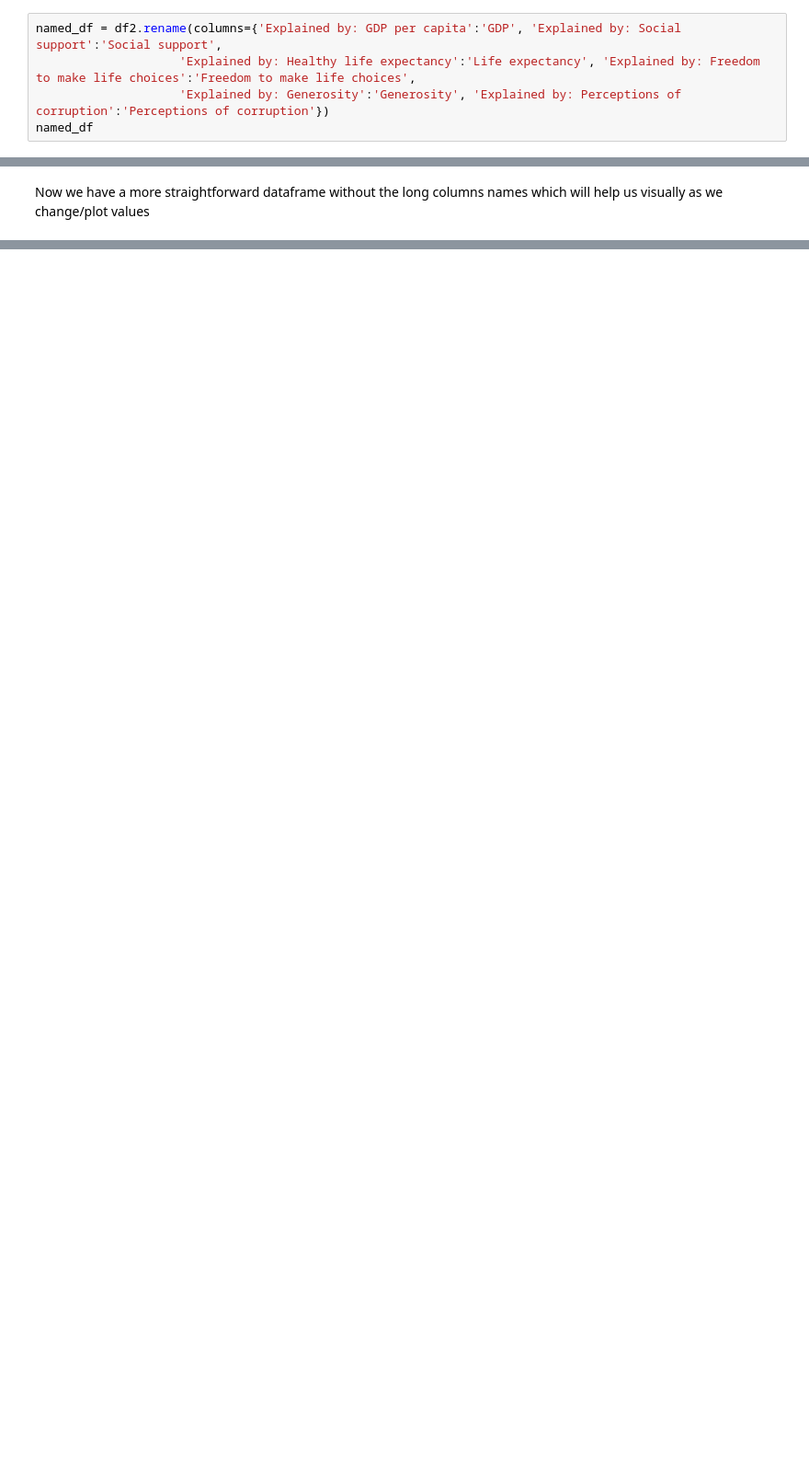
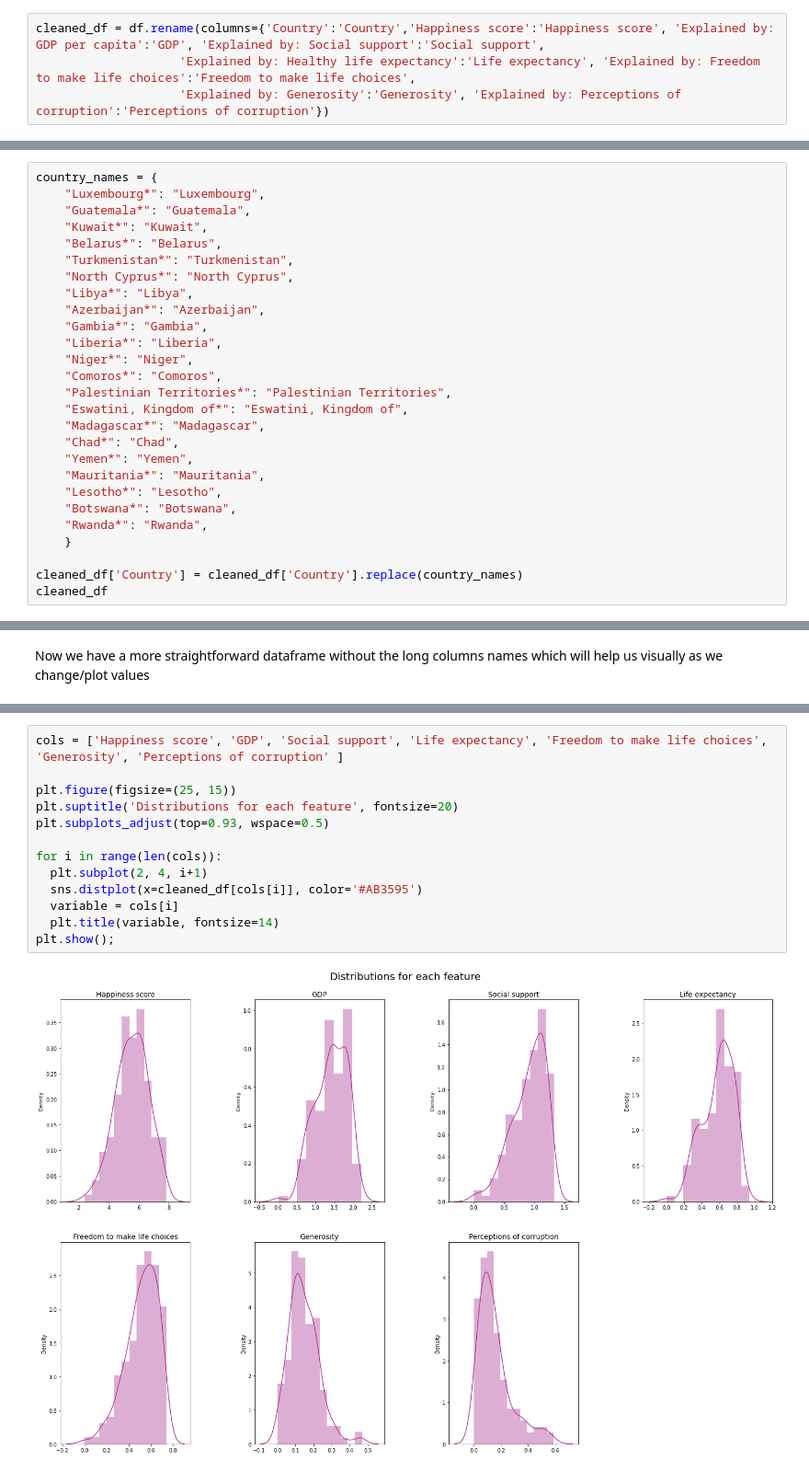
Before and after one commit to lauxpaux/HappinessResearch, a Jupyter notebook: HappinessDataExploration.ipynb, the cells around one changed output, grey strips where cells are left out. Shown at 92% size. Cells and saved outputs as stored; diff of their text form; blank space fills up the shorter version.

```diff
--- a/HappinessDataExploration.ipynb
+++ b/HappinessDataExploration.ipynb
@@ -154,5 +155,4 @@ Let's update the names of the columns so they are easier to access in the future
 # %%
-named_df = df2.rename(columns={'Explained by: GDP per capita':'GDP', 'Explained by: Social support':'Social support',
+cleaned_df = df.rename(columns={'Country':'Country','Happiness score':'Happiness score', 'Explained by: GDP per capita':'GDP', 'Explained by: Social support':'Social support',
                     'Explained by: Healthy life expectancy':'Life expectancy', 'Explained by: Freedom to make life choices':'Freedom to make life choices',
                     'Explained by: Generosity':'Generosity', 'Explained by: Perceptions of corruption':'Perceptions of corruption'})
-named_df
@@ -172,0 +159,27 @@ named_df
+# %%
+country_names = {
+    "Luxembourg*": "Luxembourg",
+    "Guatemala*": "Guatemala",
+    "Kuwait*": "Kuwait",
+    "Belarus*": "Belarus",
+    "Turkmenistan*": "Turkmenistan",
+    "North Cyprus*": "North Cyprus",
+    "Libya*": "Libya",
+    "Azerbaijan*": "Azerbaijan",
+    "Gambia*": "Gambia",
+    "Liberia*": "Liberia",
+    "Niger*": "Niger",
+    "Comoros*": "Comoros",
+    "Palestinian Territories*": "Palestinian Territories",
+    "Eswatini, Kingdom of*": "Eswatini, Kingdom of",
+    "Madagascar*": "Madagascar",
+    "Chad*": "Chad",
+    "Yemen*": "Yemen",
+    "Mauritania*": "Mauritania",
+    "Lesotho*": "Lesotho",
+    "Botswana*": "Botswana",
+    "Rwanda*": "Rwanda",
+    }
+
+cleaned_df['Country'] = cleaned_df['Country'].replace(country_names)
+cleaned_df
@@ -261,0 +208,15 @@ With other data sets
+# %%
+cols = ['Happiness score', 'GDP', 'Social support', 'Life expectancy', 'Freedom to make life choices', 'Generosity', 'Perceptions of corruption' ]
+
+plt.figure(figsize=(25, 15))
+plt.suptitle('Distributions for each feature', fontsize=20)
+plt.subplots_adjust(top=0.93, wspace=0.5)
+
+for i in range(len(cols)):
+  plt.subplot(2, 4, i+1)
+  sns.distplot(x=cleaned_df[cols[i]], color='#AB3595')
+  variable = cols[i]
+  plt.title(variable, fontsize=14)
+plt.show();
+# %% [output]
+[figure, added]
```
Also changed, not shown: parts of 70 cells of this notebook.
